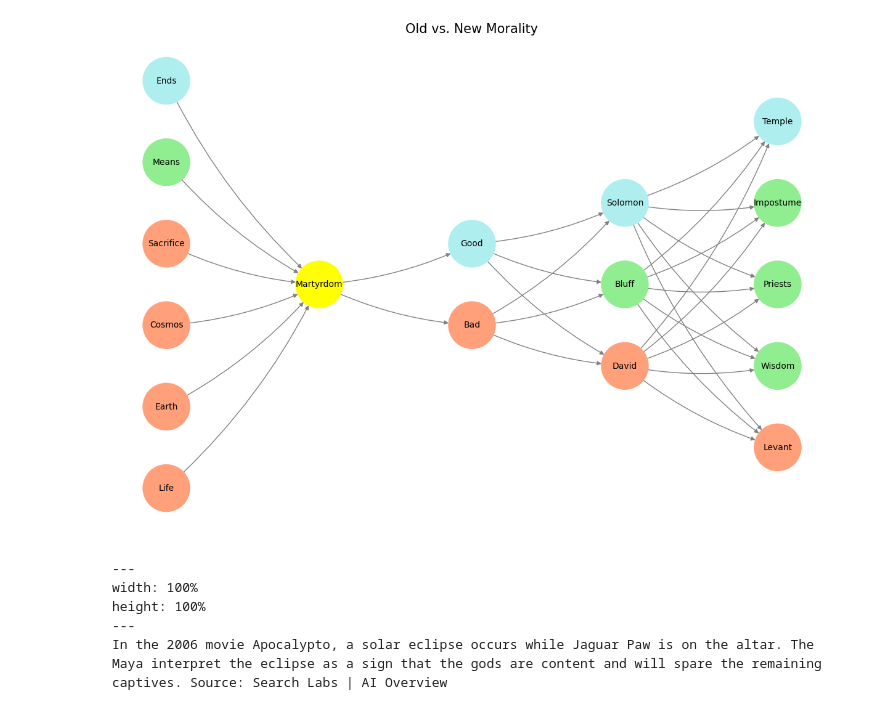
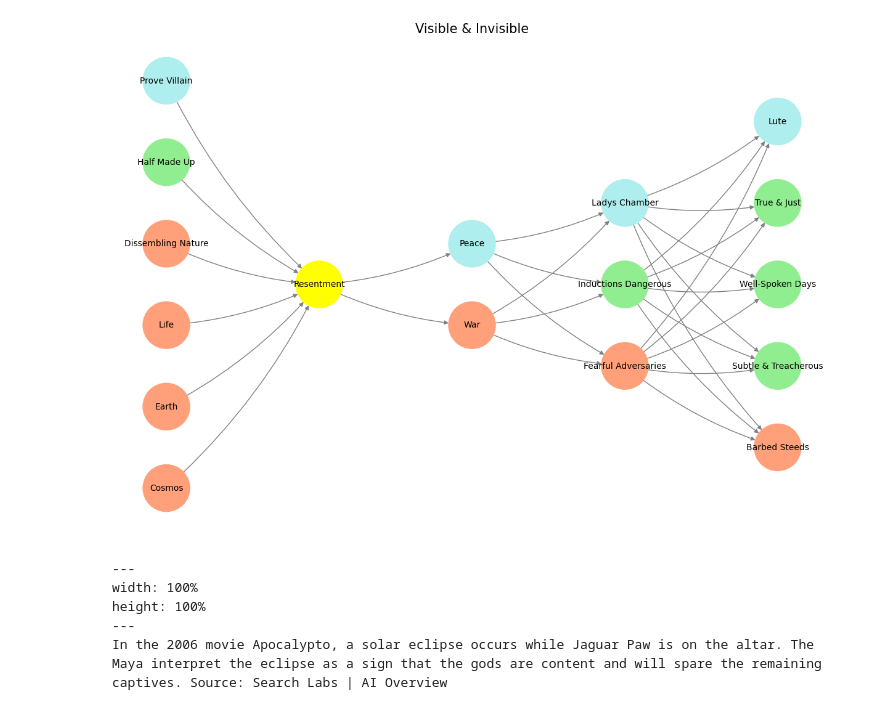
Before and after one commit to abikesa/apple, a Jupyter notebook: kitabo/ensi/act3/part3/part3_1.ipynb, the cells around one changed output. Drawn from its saved outputs; the diff is of its cells as text; code cells hidden in the pictures.

````diff
--- a/kitabo/ensi/act3/part3/part3_1.ipynb
+++ b/kitabo/ensi/act3/part3/part3_1.ipynb
@@ -8,36 +33,36 @@ import networkx as nx
 # Define the neural network structure; modified to align with "Aprés Moi, Le Déluge" (i.e. Je suis AlexNet)
 def define_layers():
     return {
-        'Pre-Input/CudAlexnet': ['Life', 'Earth', 'Cosmos', 'Sacrifice', 'Means', 'Ends'],
-        'Yellowstone/SensoryAI': ['Martyrdom'],
-        'Input/AgenticAI': ['Bad', 'Good'],
-        'Hidden/GenerativeAI': ['David', 'Bluff', 'Solomon'],
-        'Output/PhysicalAI': ['Levant', 'Wisdom', 'Priests', 'Impostume', 'Temple']
+        'Pre-Input/CudAlexnet': ['Cosmos', 'Earth', 'Life', 'Dissembling Nature', 'Half Made Up', 'Prove Villain'],
+        'Yellowstone/SensoryAI': ['Resentment'],
+        'Input/AgenticAI': ['War', 'Peace'],
+        'Hidden/GenerativeAI': ['Fearful Adversaries', 'Inductions Dangerous', 'Ladys Chamber'],
+        'Output/PhysicalAI': ['Barbed Steeds', 'Subtle & Treacherous', 'Well-Spoken Days', 'True & Just', 'Lute']
     }
 
 # Assign colors to nodes
 def assign_colors(node, layer):
-    if node == 'Martyrdom':
+    if node == 'Resentment':
         return 'yellow'
-    if layer == 'Pre-Input/CudAlexnet' and node in [ 'Ends']:
+    if layer == 'Pre-Input/CudAlexnet' and node in [ 'Prove Villain']:
         return 'paleturquoise'
-    if layer == 'Pre-Input/CudAlexnet' and node in [ 'Means']:
+    if layer == 'Pre-Input/CudAlexnet' and node in [ 'Half Made Up']:
         return 'lightgreen'
-    elif layer == 'Input/AgenticAI' and node == 'Good':
+    elif layer == 'Input/AgenticAI' and node == 'Peace':
         return 'paleturquoise'
     elif layer == 'Hidden/GenerativeAI':
-        if node == 'Solomon':
+        if node == 'Ladys Chamber':
             return 'paleturquoise'
-        elif node == 'Bluff':
+        elif node == 'Inductions Dangerous':
             return 'lightgreen'
-        elif node == 'David':
+        elif node == 'Fearful Adversaries':
             return 'lightsalmon'
     elif layer == 'Output/PhysicalAI':
-        if node == 'Temple':
+        if node == 'Lute':
             return 'paleturquoise'
-        elif node in ['Impostume', 'Priests', 'Wisdom']:
+        elif node in ['True & Just', 'Well-Spoken Days', 'Subtle & Treacherous']:
             return 'lightgreen'
-        elif node == 'Levant':
+        elif node == 'Barbed Steeds':
             return 'lightsalmon'
     return 'lightsalmon'  # Default color
 
@@ -56,35 +81,35 @@ def visualize_nn():
     center_x = 0  # Align nodes horizontally
 
     # Add nodes and assign positions
     for i, (layer_name, nodes) in enumerate(layers.items()):
         y_positions = calculate_positions(nodes, center_x, offset=-len(layers) + i + 1)
         for node, position in zip(nodes, y_positions):
             G.add_node(node, layer=layer_name)
             pos[node] = position
             node_colors.append(assign_colors(node, layer_name))
 
     # Add edges (without weights)
     for layer_pair in [
         ('Pre-Input/CudAlexnet', 'Yellowstone/SensoryAI'), ('Yellowstone/SensoryAI', 'Input/AgenticAI'), ('Input/AgenticAI', 'Hidden/GenerativeAI'), ('Hidden/GenerativeAI', 'Output/PhysicalAI')
     ]:
         source_layer, target_layer = layer_pair
         for source in layers[source_layer]:
             for target in layers[target_layer]:
                 G.add_edge(source, target)
 
     # Draw the graph
     plt.figure(figsize=(12, 8))
     nx.draw(
         G, pos, with_labels=True, node_color=node_colors, edge_color='gray',
         node_size=3000, font_size=10, connectionstyle="arc3,rad=0.1"
     )
-    plt.title("Old vs. New Morality", fontsize=15)
+    plt.title("Visible & Invisible", fontsize=15)
     plt.show()
 
 # Run the visualization
 visualize_nn()
 # %% [output]
-[figure, old version]
+[figure, new version]
 # %% [markdown]
 ```{figure} https://thecinemaarchives.com/wp-content/uploads/2020/05/apocalypto-alkjdfklj-323424.jpg
 ---
````
Also changed, not shown: parts of 2 cells of this notebook, 9 other files.
